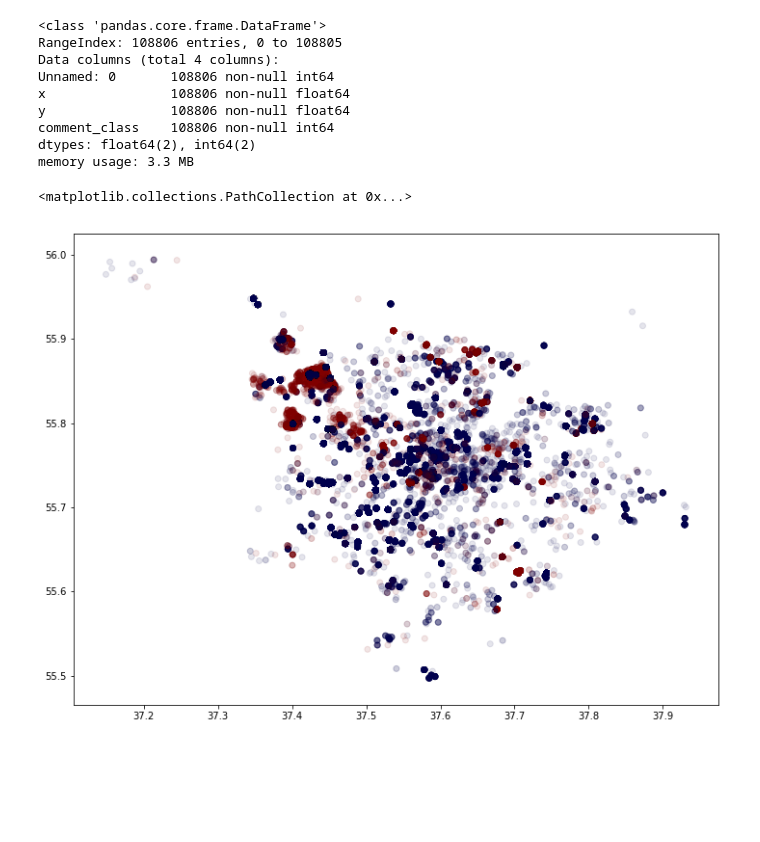
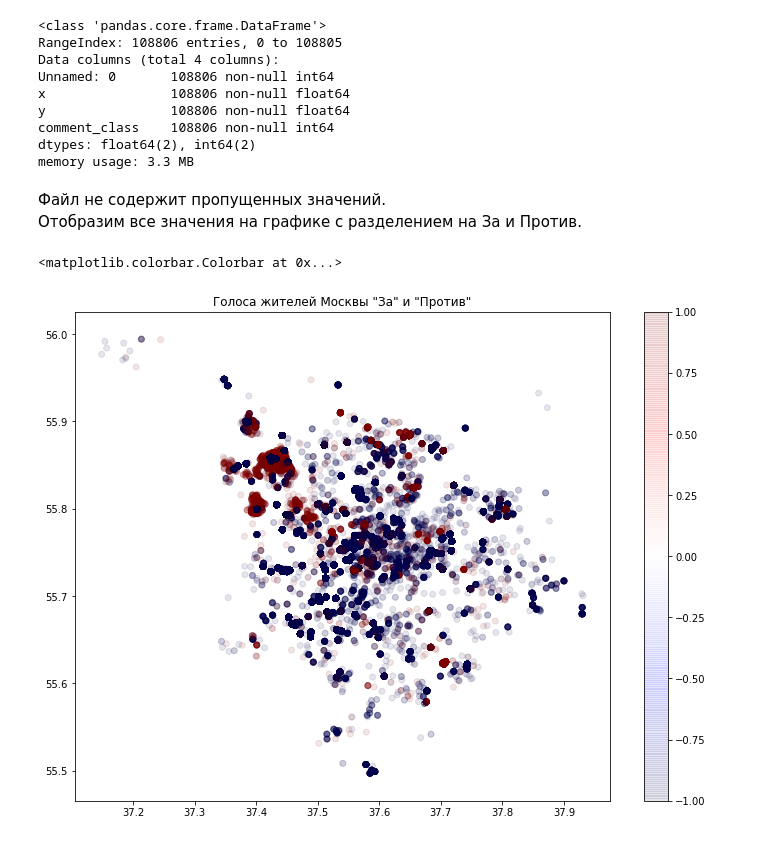
Before and after one commit to AlexeevVl/ML, a Jupyter notebook: HW2.ipynb, the cells around one changed output. Saved outputs shown, nothing was run; the diff lists cells and outputs as text; code cells hidden in the pictures; blank space fills up the shorter version.

```diff
--- a/HW2.ipynb
+++ b/HW2.ipynb
@@ -52,9 +54,14 @@ y                108806 non-null float64
 comment_class    108806 non-null int64
 dtypes: float64(2), int64(2)
 memory usage: 3.3 MB
+# %% [markdown]
+Файл не содержит пропущенных значений.
+Отобразим все значения на графике с разделением на За и Против.
 # %%
 plt.figure(figsize=(12, 9))
-plt.scatter(data.x, data.y, alpha=0.1,cmap=plt.cm.seismic,c=data.comment_class,label=data.comment_class)
+plt.scatter(data.x, data.y, alpha=0.1,cmap=plt.cm.seismic,c=data.comment_class)
+plt.title("Голоса жителей Москвы \"За\" и \"Против\"")
+plt.colorbar()
 # %% [output]
-<matplotlib.collections.PathCollection at 0x...>
+<matplotlib.colorbar.Colorbar at 0x...>
-[figure, old version]
+[figure, new version]
```
Also changed, not shown: parts of 31 cells of this notebook.
